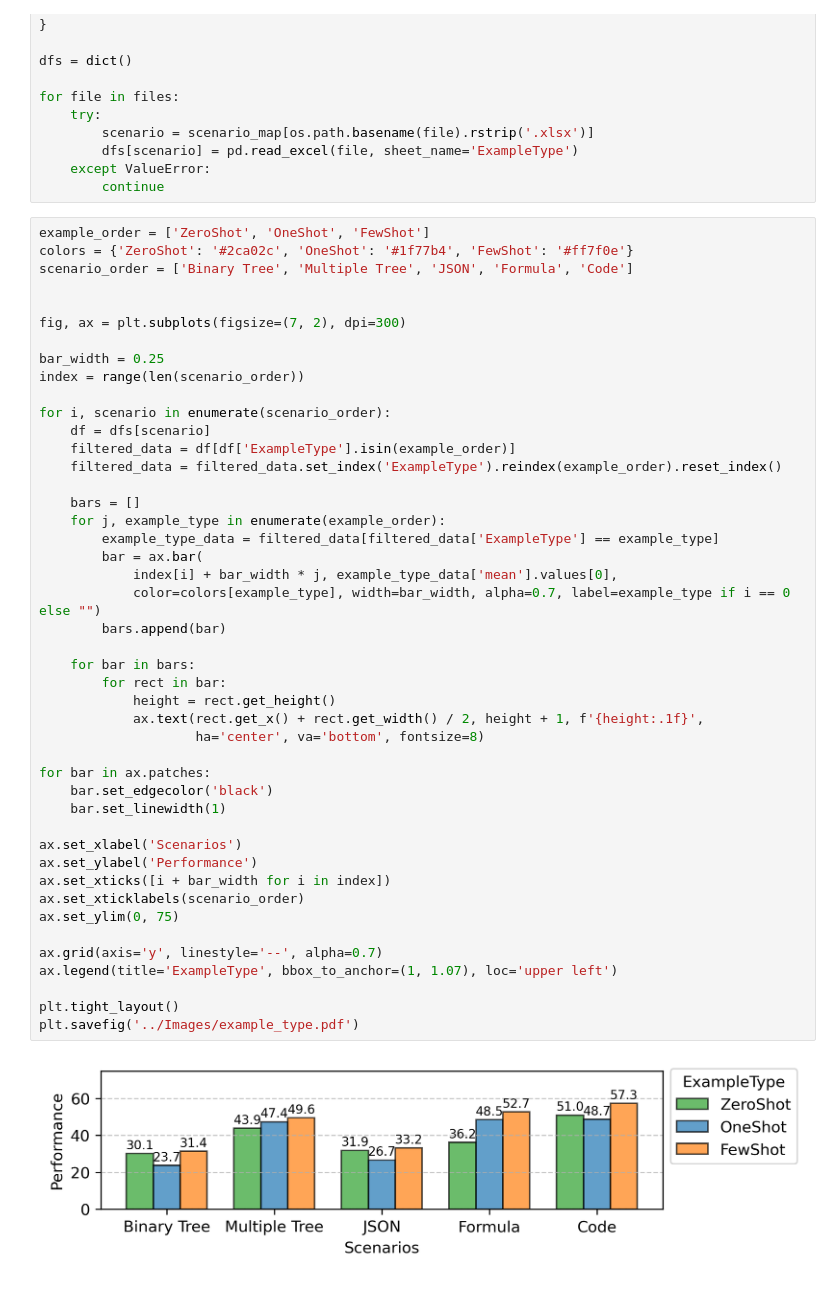
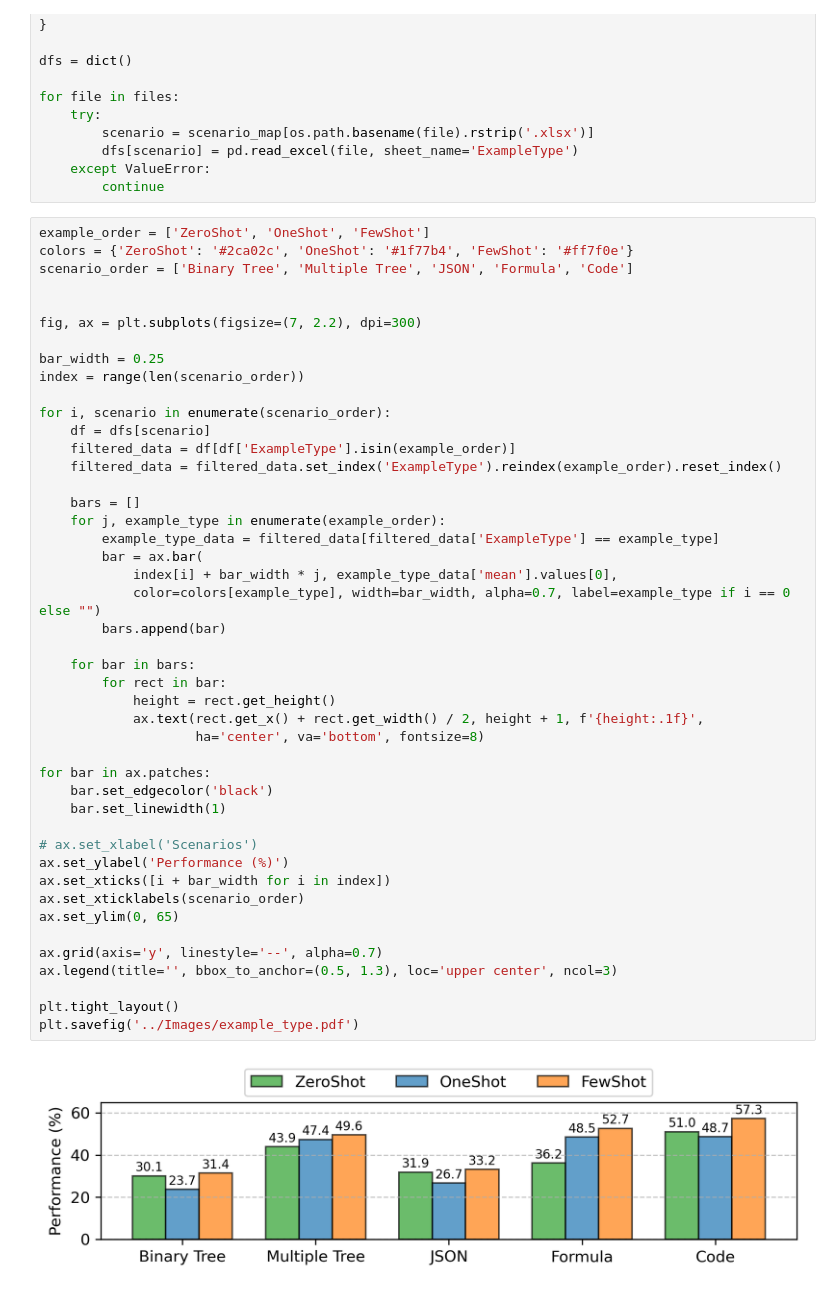
Before and after one commit to jzzzzh/HiBench, a Jupyter notebook: analysis/example-type.ipynb, the cells around one changed output. Drawn from its saved outputs; the diff is of its cells as text.

Commit message:
update figure code

```diff
--- a/analysis/example-type.ipynb
+++ b/analysis/example-type.ipynb
@@ -32,7 +32,7 @@ colors = {'ZeroShot': '#2ca02c', 'OneShot': '#1f77b4', 'FewShot': '#ff7f0e'}
 scenario_order = ['Binary Tree', 'Multiple Tree', 'JSON', 'Formula', 'Code']
 
 
-fig, ax = plt.subplots(figsize=(7, 2), dpi=300)
+fig, ax = plt.subplots(figsize=(7, 2.2), dpi=300)
 
 bar_width = 0.25
 index = range(len(scenario_order))
@@ -41,35 +41,35 @@ for i, scenario in enumerate(scenario_order):
     df = dfs[scenario]
     filtered_data = df[df['ExampleType'].isin(example_order)]
     filtered_data = filtered_data.set_index('ExampleType').reindex(example_order).reset_index()
 
     bars = []
     for j, example_type in enumerate(example_order):
         example_type_data = filtered_data[filtered_data['ExampleType'] == example_type]
         bar = ax.bar(
             index[i] + bar_width * j, example_type_data['mean'].values[0],
             color=colors[example_type], width=bar_width, alpha=0.7, label=example_type if i == 0 else "")
         bars.append(bar)
 
     for bar in bars:
         for rect in bar:
             height = rect.get_height()
             ax.text(rect.get_x() + rect.get_width() / 2, height + 1, f'{height:.1f}',
                     ha='center', va='bottom', fontsize=8)
 
 for bar in ax.patches:
     bar.set_edgecolor('black')
     bar.set_linewidth(1)
 
-ax.set_xlabel('Scenarios')
-ax.set_ylabel('Performance')
+# ax.set_xlabel('Scenarios')
+ax.set_ylabel('Performance (%)')
 ax.set_xticks([i + bar_width for i in index])
 ax.set_xticklabels(scenario_order)
-ax.set_ylim(0, 75)
+ax.set_ylim(0, 65)
 
 ax.grid(axis='y', linestyle='--', alpha=0.7)
-ax.legend(title='ExampleType', bbox_to_anchor=(1, 1.07), loc='upper left')
+ax.legend(title='', bbox_to_anchor=(0.5, 1.3), loc='upper center', ncol=3)
 
 plt.tight_layout()
 plt.savefig('../Images/example_type.pdf')
 # %% [output]
-[figure, old version]
+[figure, new version]
```
Also changed, not shown: parts of 2 cells of this notebook, 3 other files.
